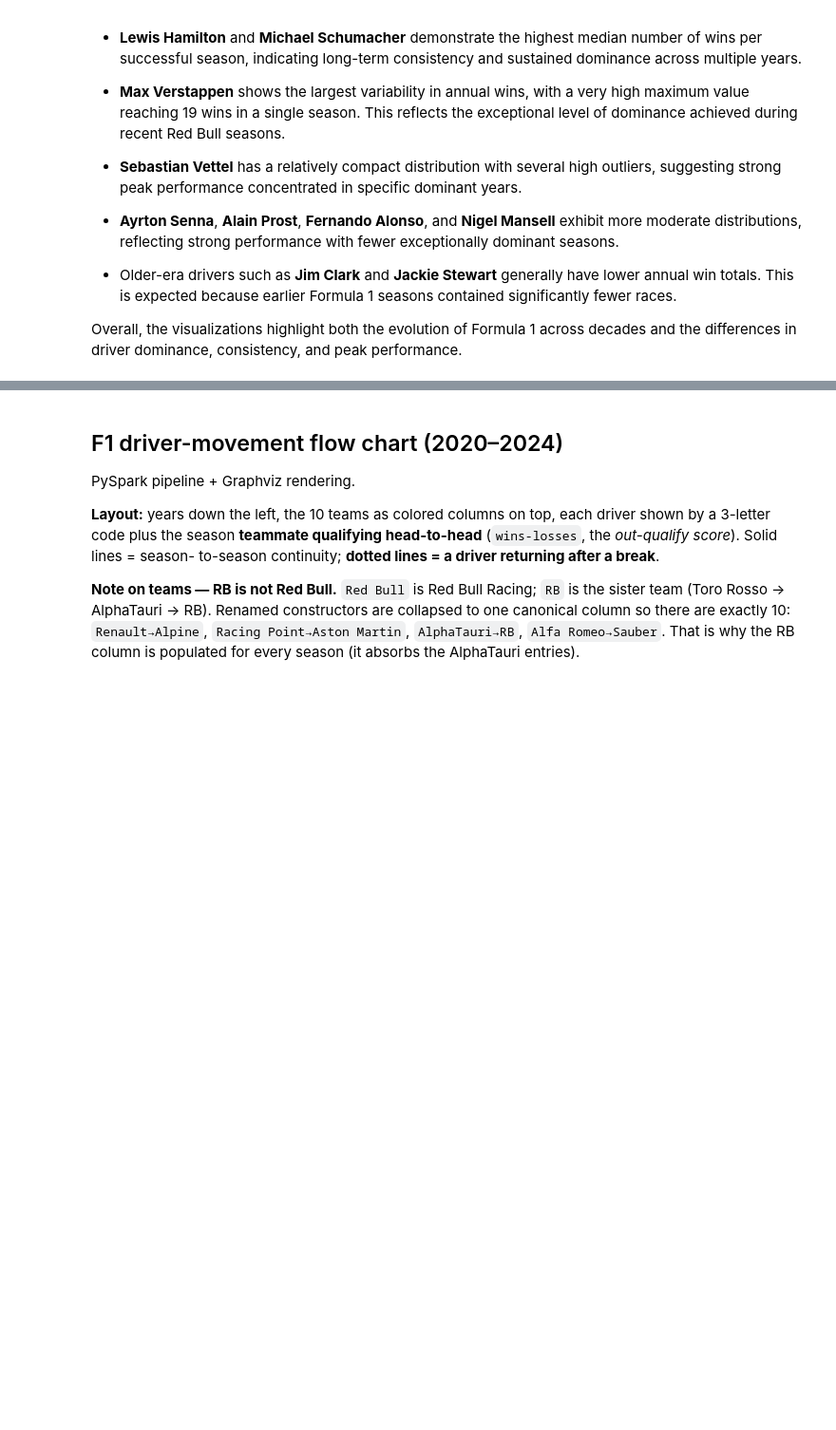
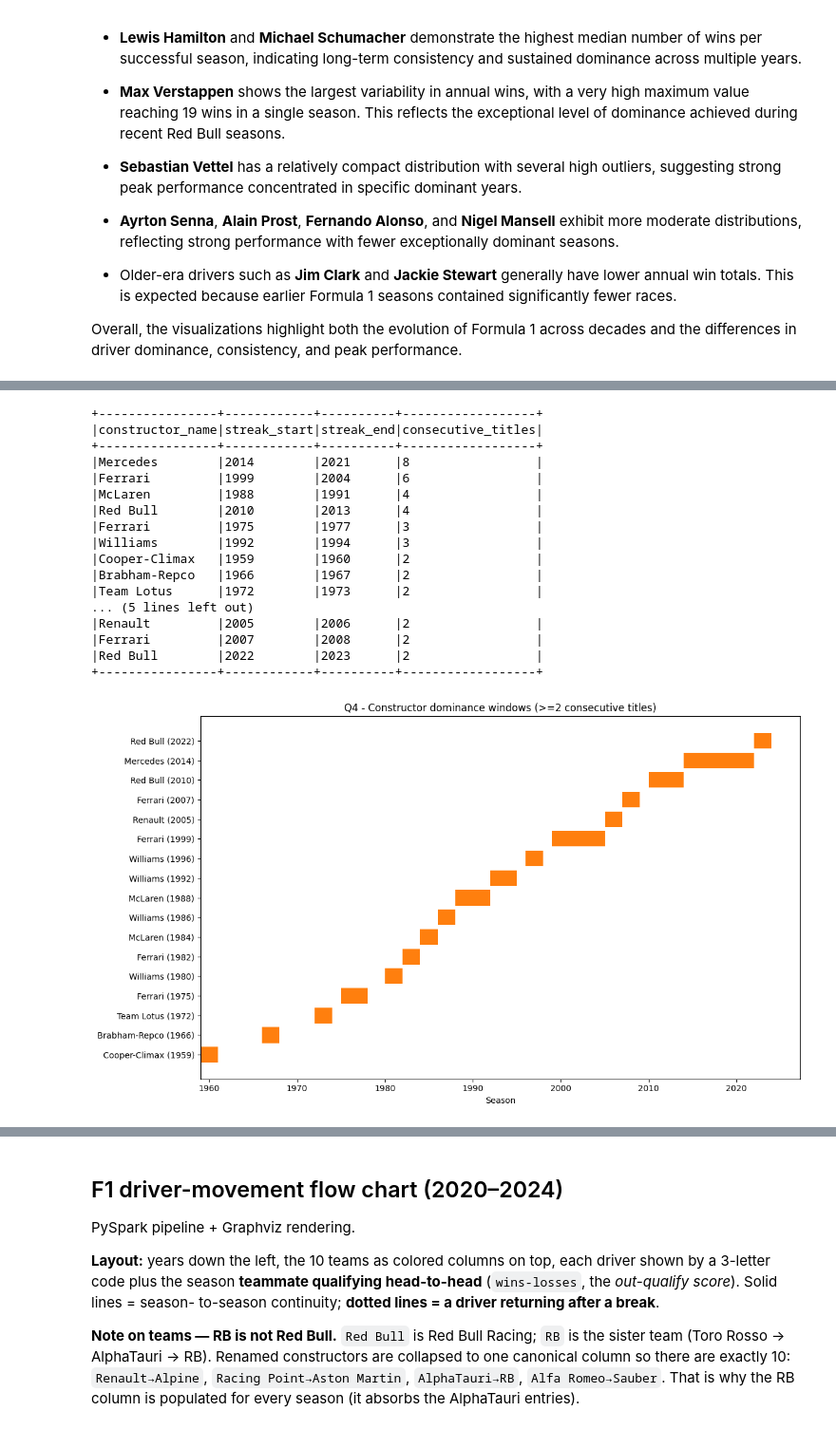
Before and after one commit to simon-sazonov/BigDataAnalytics, a Jupyter notebook: Notebook_2_EDA_and_flow_chart.ipynb, the cells around one changed output, grey strips where cells are left out. Shown at 95% size. Drawn from its saved outputs; the diff is of its cells as text; code cells hidden in the pictures; blank space fills up the shorter version.

```diff
--- a/Notebook_2_EDA_and_flow_chart.ipynb
+++ b/Notebook_2_EDA_and_flow_chart.ipynb
@@ -743,0 +1023,58 @@ Overall, the visualizations highlight both the evolution of Formula 1 across dec
+# %%
+q4 = spark.sql("""
+    WITH final_round AS (
+        SELECT year, MAX(round) AS last_round FROM race_results GROUP BY year
+    ),
+    season_champ AS (
+        SELECT r.year, r.constructor_name
+        FROM race_results r
+        JOIN final_round fr ON r.year = fr.year AND r.round = fr.last_round
+        WHERE r.constructor_championship_position = 1
+        GROUP BY r.year, r.constructor_name
+    ),
+    seq AS (
+        SELECT year, constructor_name,
+               year - ROW_NUMBER() OVER (
+                          PARTITION BY constructor_name ORDER BY year) AS grp
+        FROM season_champ
+    )
+    SELECT constructor_name,
+           MIN(year) AS streak_start,
+           MAX(year) AS streak_end,
+           COUNT(*)  AS consecutive_titles
+    FROM seq
+    GROUP BY constructor_name, grp
+    HAVING COUNT(*) >= 2
+    ORDER BY consecutive_titles DESC, streak_start
+""")
+q4.show(20, truncate=False)
+
+q4_pd = q4.toPandas().sort_values("streak_start")
+plt.figure(figsize=(12, 7))
+for _, row in q4_pd.iterrows():
+    plt.barh(f'{row["constructor_name"]} ({row["streak_start"]})',
+             row["streak_end"] - row["streak_start"] + 1,
+             left=row["streak_start"], color="#ff7f0e")
+plt.xlabel("Season")
+plt.title("Q4 - Constructor dominance windows (>=2 consecutive titles)")
+plt.tight_layout()
+plt.show()
+# %% [output]
++----------------+------------+----------+------------------+
+|constructor_name|streak_start|streak_end|consecutive_titles|
++----------------+------------+----------+------------------+
+|Mercedes        |2014        |2021      |8                 |
+|Ferrari         |1999        |2004      |6                 |
+|McLaren         |1988        |1991      |4                 |
+|Red Bull        |2010        |2013      |4                 |
+|Ferrari         |1975        |1977      |3                 |
+|Williams        |1992        |1994      |3                 |
+|Cooper-Climax   |1959        |1960      |2                 |
+|Brabham-Repco   |1966        |1967      |2                 |
+|Team Lotus      |1972        |1973      |2                 |
+... (5 lines left out)
+|Renault         |2005        |2006      |2                 |
+|Ferrari         |2007        |2008      |2                 |
+|Red Bull        |2022        |2023      |2                 |
++----------------+------------+----------+------------------+
+[figure, added]
```
Also changed, not shown: parts of 30 cells of this notebook.
